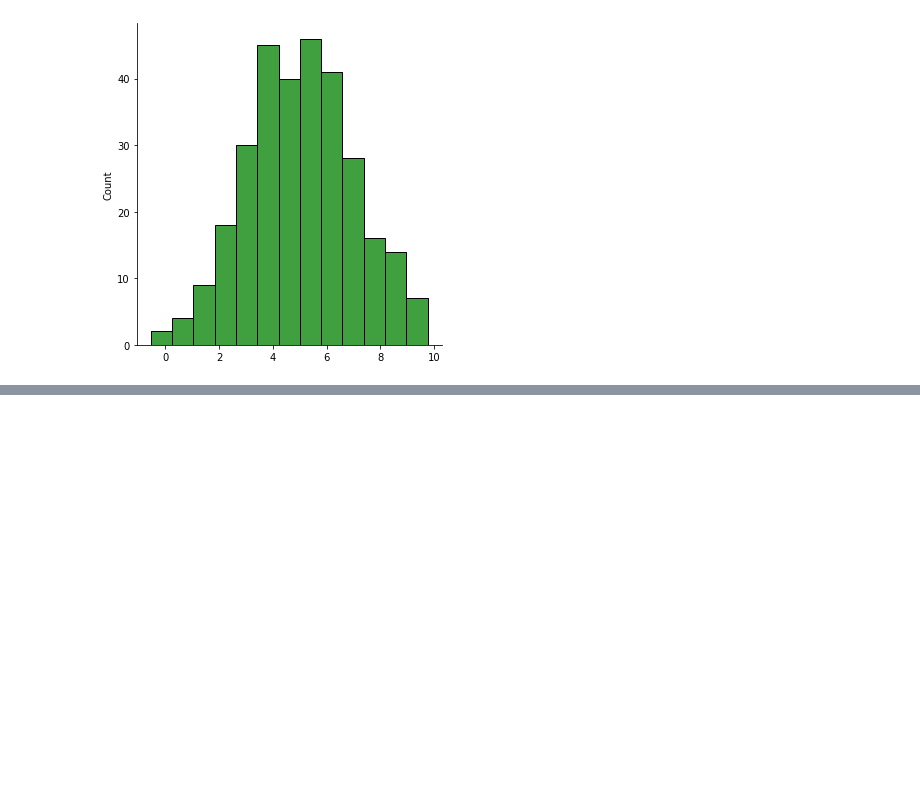
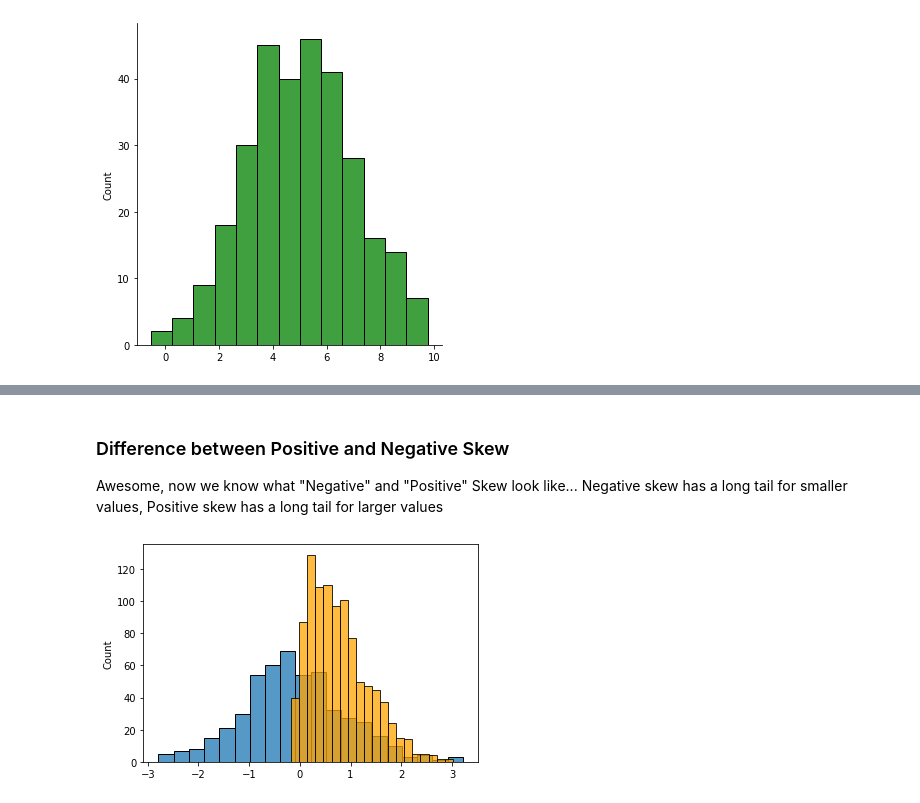
Before and after one commit to everwitt7/66-Days-of-Data, a Jupyter notebook: prob_vis.ipynb, the cells around one changed output, grey strips where cells are left out. Saved outputs shown, nothing was run; the diff lists cells and outputs as text; code cells hidden in the pictures; blank space fills up the shorter version.

```diff
--- a/prob_vis.ipynb
+++ b/prob_vis.ipynb
@@ -76,0 +134,13 @@ sns.displot(x=x, y=y, kind='kde')
+# %% [markdown]
+### Difference between Positive and Negative Skew
+
+Awesome, now we know what "Negative" and "Positive" Skew look like... Negative skew has a long tail for smaller values, Positive skew has a long tail for larger values
+# %%
+#lets create a histogram of a standard normal prob dist
+data = np.random.randn(500)
+sns.histplot(data)
+
+#let's work with that first skewnorm distribution we created
+sns.histplot(skew_pdf, kde=False, color='Orange')
+# %% [output]
+[figure, added]
```
Also changed, not shown: parts of 21 cells of this notebook, 1 other file.
